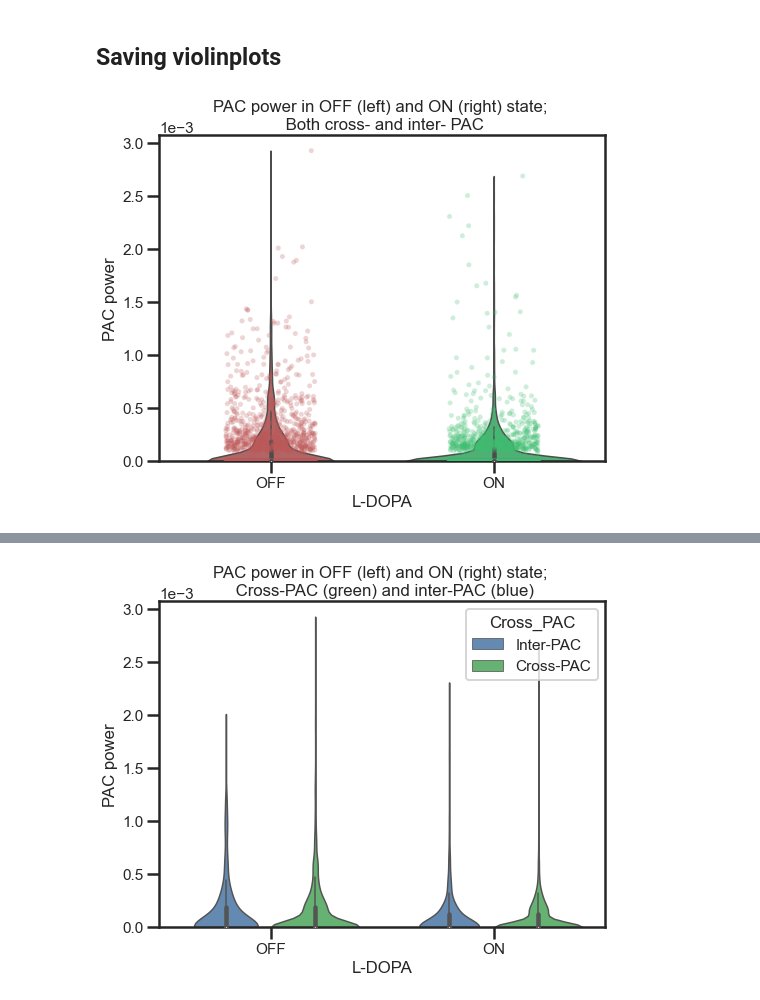
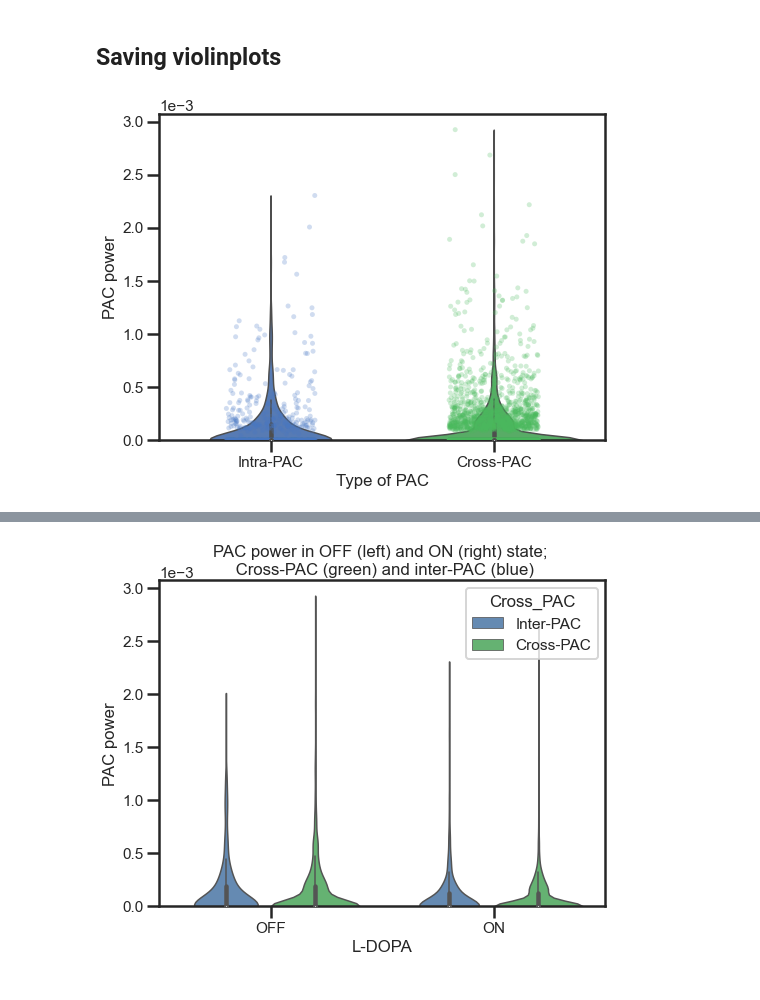
Before and after one commit to atimcenko/pac, a Jupyter notebook: dev_pac_comparison.ipynb, the cells around one changed output, grey strips where cells are left out. Saved outputs shown, nothing was run; the diff lists cells and outputs as text; code cells hidden in the pictures.

```diff
--- a/dev_pac_comparison.ipynb
+++ b/dev_pac_comparison.ipynb
@@ -43,3 +28,7 @@ sns.stripplot(x='ldopa', y='pac_power_p09', data=df, jitter=0.3, palette='bright
+# %%
+d = {0: "Intra-PAC", 1: "Cross-PAC"}
+
+df['Type of PAC'] = df['is_cross_pac'].apply(lambda s: d[s])
 # %% [markdown]
 ## Saving violinplots
 # %%
@@ -55,14 +44,19 @@ except:
 # %%
 plt.figure(figsize=(8, 6))
 sns.set_context('poster', font_scale=0.7)
-my_palette = {"OFF": "#bf5858", "ON": "#3fbf70"}
-sns.stripplot(x='ldopa', y='pac_power_p2', data=df, jitter=0.2, palette=my_palette, alpha=0.25, order=['OFF', 'ON'])
-ax = sns.violinplot(x='ldopa', y='pac_power_p2', data=df, palette=my_palette, order=['OFF', 'ON'], linewidth=1.5, cut=0)
-ax.set_xlabel("L-DOPA")
+my_palette = {"Intra-PAC": "#4777c4", "Cross-PAC": "#4aba5d"}
+sns.stripplot(x='Type of PAC', y='pac_power_p2', data=df, jitter=0.2, palette=my_palette, alpha=0.25)
+ax = sns.violinplot(x='Type of PAC', y='pac_power_p2', data=df, palette=my_palette, linewidth=1.5, cut=0)
+#ax.set_xlabel("L-DOPA")
+
+stat, pvalue = stats.ttest_ind(x, y, equal_var=False)
+stat_result = f"Welch T-statistic = {stat:.2f}, pval = {pvalue:.2f} \nN(Intra-PAC) = {len(x)}. N(Cross-PAC) = {len(y)}\nM(Intra-PAC) = {x.mean():.2e} \nM(Cross-PAC) = {y.mean():.2e}"
+#ax.text(0.02, 0.8, s=stat_result, fontsize=14, bbox=dict(boxstyle="round", facecolor='blue', alpha=0.1, ), transform=ax.transAxes)
+
 ax.ticklabel_format(axis='y', style='sci', scilimits=(0, 0))
 ax.set_ylabel("PAC power")
 ax.set_ylim(bottom=0)
-ax.set_title("PAC power in OFF (left) and ON (right) state; \n Both cross- and inter- PAC")
-plt.savefig(os.path.join(save_path, 'Violin_OFF vs ON.png'), dpi=150)
+#ax.set_title("PAC power in OFF (left) and ON (right) state; \n Both cross- and inter- PAC")
+plt.savefig(os.path.join(save_path, 'Violin_Cross vs Intra.png'), dpi=200)
 # %% [output]
-[figure, old version]
+[figure, new version]
```
Also changed, not shown: parts of 31 cells of this notebook, 5 other files.
